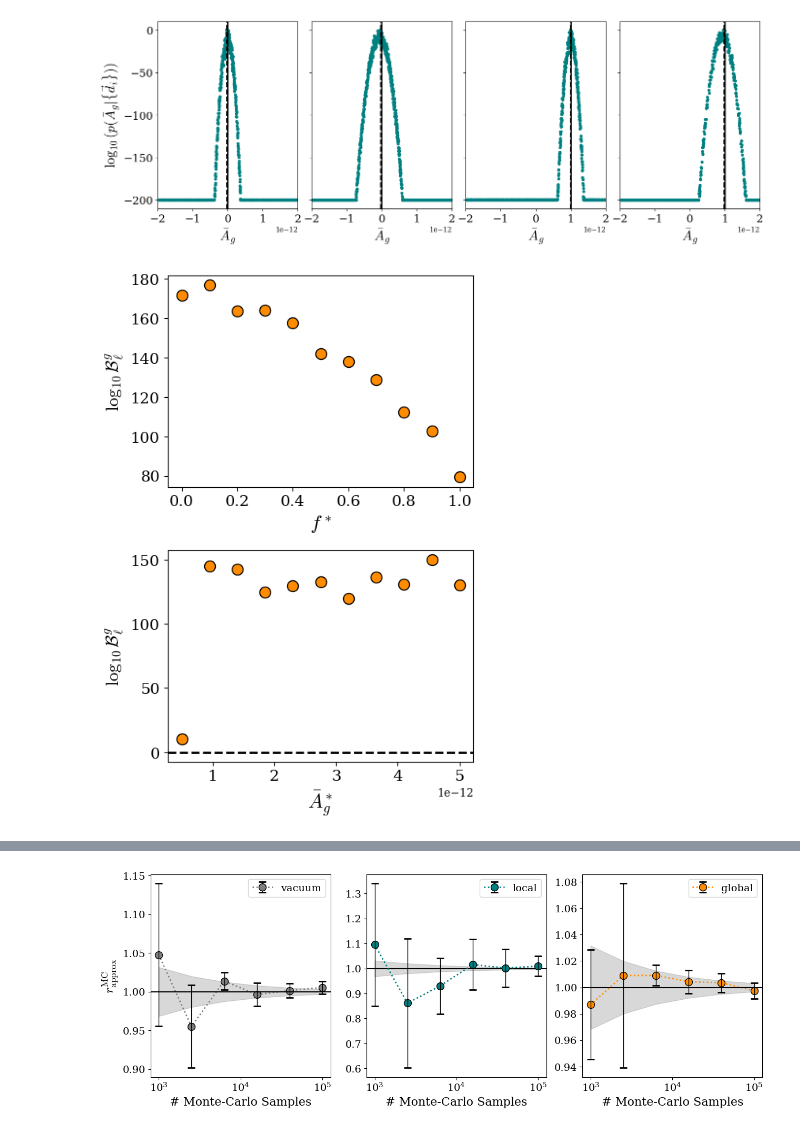
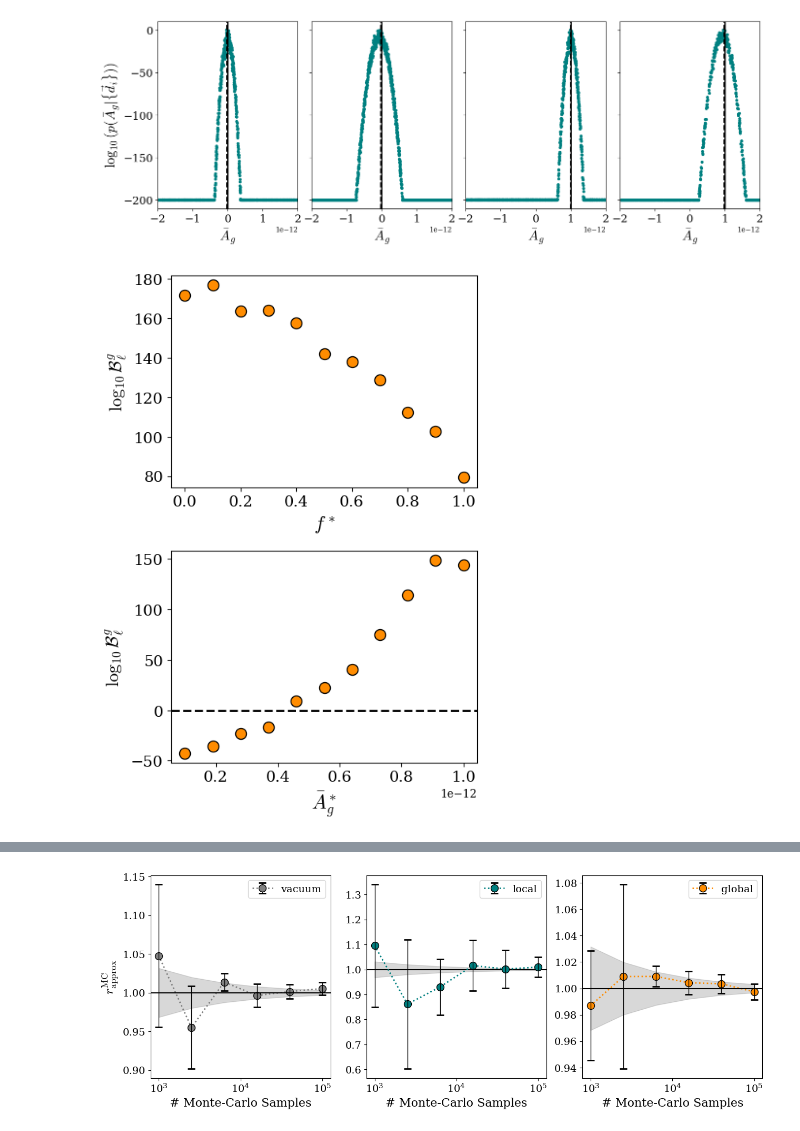
Before and after one commit to perturber/Hierarchical, a Jupyter notebook: plots/summary_visuals.ipynb, the cells around one changed output, grey strips where cells are left out. Saved outputs shown, nothing was run; the diff lists cells and outputs as text; code cells hidden in the pictures.

```diff
--- a/plots/summary_visuals.ipynb
+++ b/plots/summary_visuals.ipynb
@@ -185,7 +185,7 @@ axs[0].set_xlabel(r'$f^*$',fontsize=18)
 axs[0].set_ylabel(r'$\log_{10}{\mathcal{B}^{g}_{\ell}}$',fontsize=16)
 
 N_Gdots = 11
-Gdot_range = np.linspace(5e-13, 5e-12, N_Gdots)
+Gdot_range = np.linspace(1e-13, 1e-12, N_Gdots)
 
 f = 0.5
 true_K = 5e-3
@@ -199,31 +199,31 @@ for j in range(len(Npop_range)):
     parent_filename = f'Hierarchical_varied_Gdot_Gdotmax_{Gdot_range[-1]}_Npop_{Npop}_f_{f}_K_{true_K}_alpha_{true_alpha}_beta_{true_beta}'
 
     savage_dickeys_variedGdot = {}
 
     for i in range(len(Gdot_range)):
 
         true_Gdot = Gdot_range[i]
 
         filename = parent_filename + f'/Gdot_{true_Gdot}'
 
         savage_dickeys_variedGdot[f'{true_Gdot}'] = np.loadtxt(f'{filename}/SD_ratios.txt')
 
     mask = Gdot_range <= 1e-10
 
     axs[1].scatter(Gdot_range[mask], np.log10(np.array(list(savage_dickeys_variedGdot.values()))[:,2])[mask],facecolor=facecolors[j], edgecolor=edgecolors[j], marker = markers[j], s=100, label=r'$N_{\rm pop}$: '+f'{Npop}', alpha = alphas[j])
     axs[1].tick_params(axis='both', labelsize=14)
 
 axs[1].axhline(np.log10(1.0),linestyle='--',linewidth='2',color='k')
 
 #axs[1].legend(fontsize=16)
 #plt.xscale('log')
 plt.subplots_adjust(hspace=0.3)
 
 axs[1].set_xlabel(r'$\bar{A}^*_g$',fontsize=18)
 axs[1].set_ylabel(r'$\log_{10}{\mathcal{B}^{g}_{\ell}}$',fontsize=16)
 
 plt.savefig(f'SD_trends_summary.png', dpi=300, bbox_inches='tight')
 plt.savefig(f'SD_trends_summary.pdf', dpi=300, bbox_inches='tight')
 plt.show()
 # %% [output]
-[figure, old version]
+[figure, new version]
```
Also changed, not shown: parts of 1 cell of this notebook.
